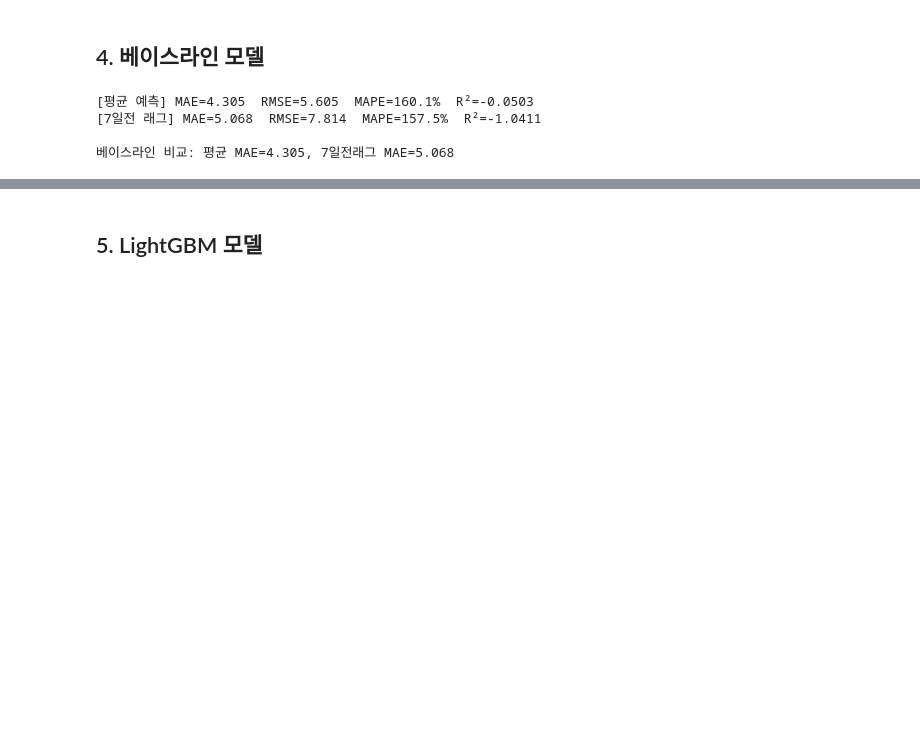
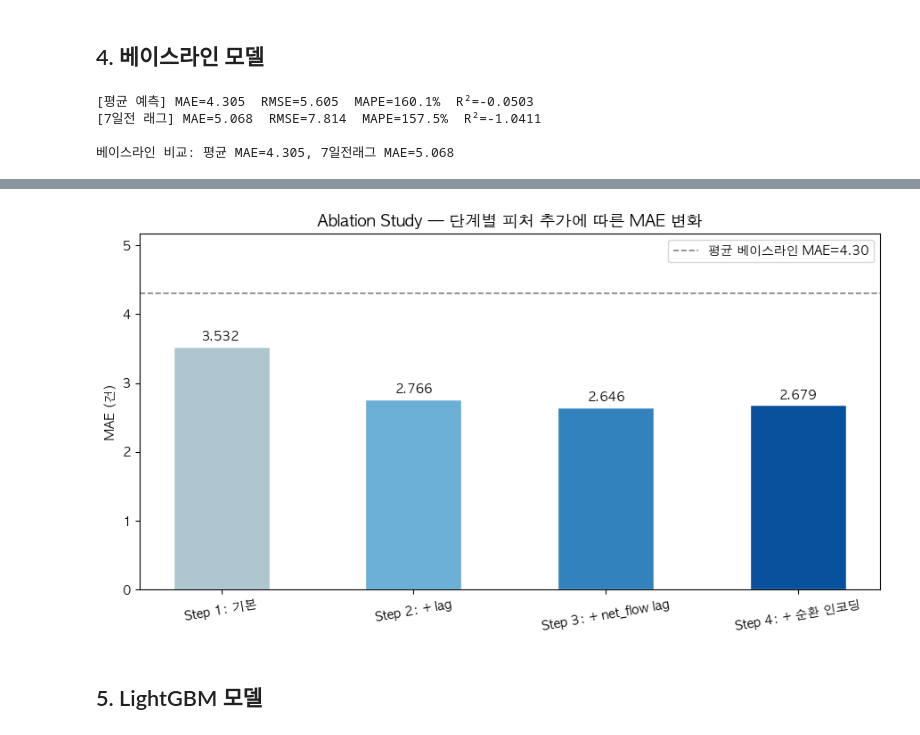
Before and after one commit to ClaraHayoungPark/seoul-bike-ml, a Jupyter notebook: notebooks/02_demand_forecasting.ipynb, the cells around one changed output, grey strips where cells are left out. Drawn from its saved outputs; the diff is of its cells as text; code cells hidden in the pictures; blank space fills up the shorter version.

Commit message:
- 02: Ablation Study 4단계 결과 반영 (Step3 MAE 2.646이 최적)

```diff
--- a/notebooks/02_demand_forecasting.ipynb
+++ b/notebooks/02_demand_forecasting.ipynb
@@ -158,3 +230,27 @@ print(f"\n베이스라인 비교: 평균 MAE={r1['MAE']:.3f}, 7일전래그 MAE=
+# %%
+fig, ax = plt.subplots(figsize=(9, 5))
+
+colors = ["#aec6cf", "#6baed6", "#3182bd", "#08519c"]
+bars = ax.bar(abl_df["단계"], abl_df["MAE"], color=colors, edgecolor="white", width=0.5)
+
+# 베이스라인(평균 예측) 수평선
+ax.axhline(r1["MAE"], color="gray", linestyle="--", linewidth=1.2, label=f"평균 베이스라인 MAE={r1['MAE']:.2f}")
+
+# 각 막대 위에 MAE 값 표시
+for bar, row in zip(bars, abl_df.itertuples()):
+    ax.text(bar.get_x() + bar.get_width() / 2, bar.get_height() + 0.05,
+            f"{row.MAE:.3f}", ha="center", va="bottom", fontsize=10, fontweight="bold")
+
+ax.set_title("Ablation Study — 단계별 피처 추가에 따른 MAE 변화", fontsize=13)
+ax.set_ylabel("MAE (건)")
+ax.set_ylim(0, r1["MAE"] * 1.2)
+ax.legend()
+plt.xticks(rotation=10)
+plt.tight_layout()
+plt.savefig("../reports/figures/ablation_mae.png", dpi=150)
+plt.show()
+# %% [output]
+[figure, added]
 # %% [markdown]
 ## 5. LightGBM 모델
 # %%
```
Also changed, not shown: parts of 2 cells of this notebook.
